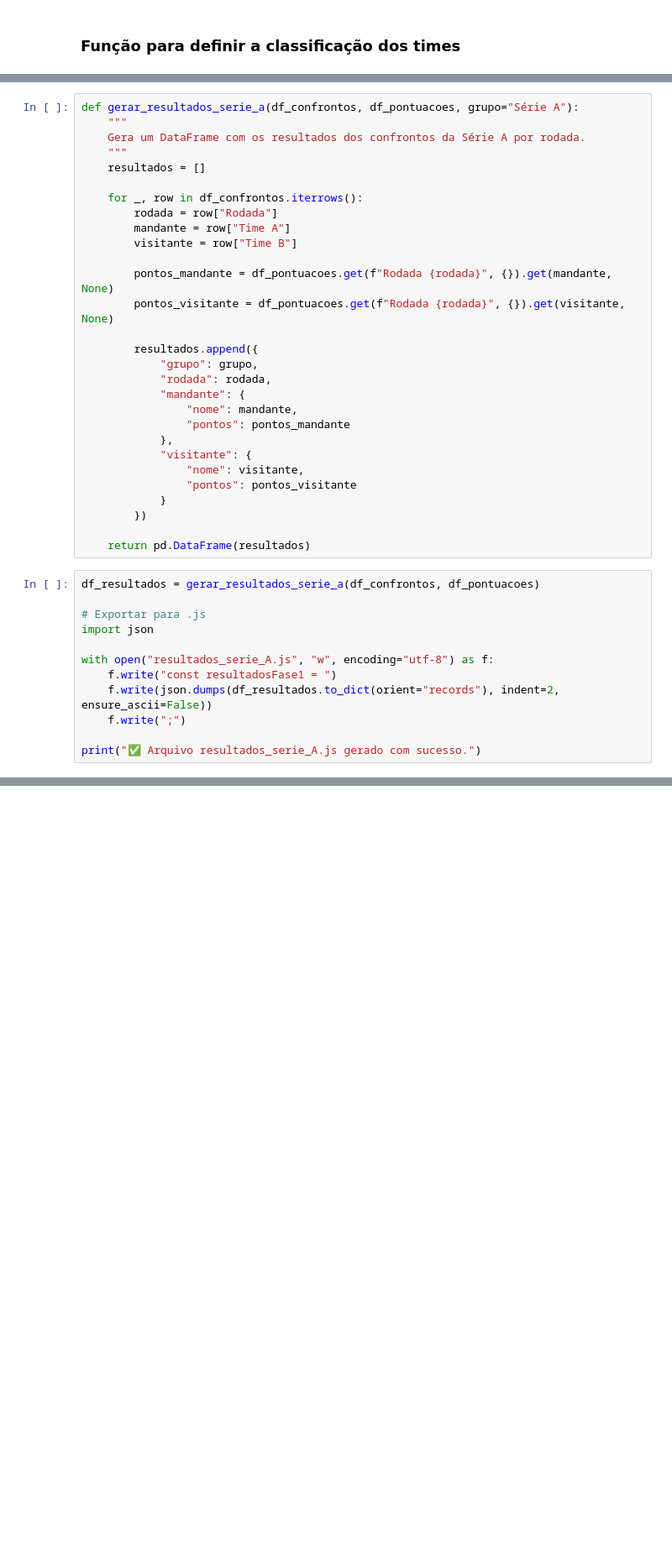
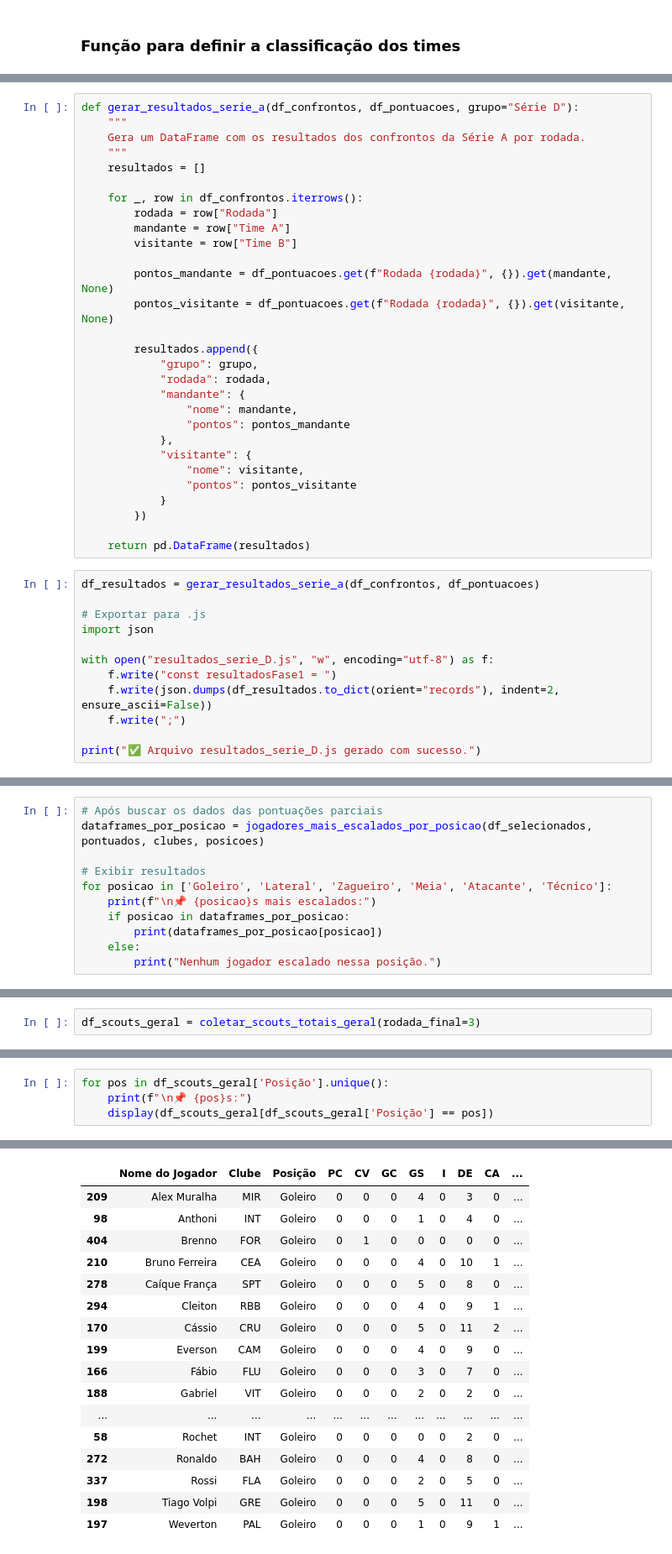
Before and after one commit to FernandoBC23/cartola_fbc, a Jupyter notebook: liga_serie_D/datasets_liga_serie_D/busca_dados_liga_serie_D.ipynb, the cells around one changed output, grey strips where cells are left out. Shown: that part at 84% size. Cells and saved outputs as stored; diff of their text form; blank space fills up the shorter version.

```diff
--- a/liga_serie_D/datasets_liga_serie_D/busca_dados_liga_serie_D.ipynb
+++ b/liga_serie_D/datasets_liga_serie_D/busca_dados_liga_serie_D.ipynb
@@ -408,5 +404,5 @@ display(df_confrontos.head())
 # %%
-def gerar_resultados_serie_a(df_confrontos, df_pontuacoes, grupo="Série A"):
+def gerar_resultados_serie_a(df_confrontos, df_pontuacoes, grupo="Série D"):
     """
     Gera um DataFrame com os resultados dos confrontos da Série A por rodada.
     """
@@ -440,9 +436,9 @@ df_resultados = gerar_resultados_serie_a(df_confrontos, df_pontuacoes)
 # Exportar para .js
 import json
 
-with open("resultados_serie_A.js", "w", encoding="utf-8") as f:
+with open("resultados_serie_D.js", "w", encoding="utf-8") as f:
     f.write("const resultadosFase1 = ")
     f.write(json.dumps(df_resultados.to_dict(orient="records"), indent=2, ensure_ascii=False))
     f.write(";")
 
-print("✅ Arquivo resultados_serie_A.js gerado com sucesso.")
+print("✅ Arquivo resultados_serie_D.js gerado com sucesso.")
@@ -448,0 +1206,11 @@ print("✅ Arquivo resultados_serie_A.js gerado com sucesso.")
+# %%
+# Após buscar os dados das pontuações parciais
+dataframes_por_posicao = jogadores_mais_escalados_por_posicao(df_selecionados, pontuados, clubes, posicoes)
+
+# Exibir resultados
+for posicao in ['Goleiro', 'Lateral', 'Zagueiro', 'Meia', 'Atacante', 'Técnico']:
+    print(f"\n📌 {posicao}s mais escalados:")
+    if posicao in dataframes_por_posicao:
+        print(dataframes_por_posicao[posicao])
+    else:
+        print("Nenhum jogador escalado nessa posição.")
@@ -448,0 +1367,2 @@ print("✅ Arquivo resultados_serie_A.js gerado com sucesso.")
+# %%
+df_scouts_geral = coletar_scouts_totais_geral(rodada_final=3)
@@ -448,0 +1373,5 @@ print("✅ Arquivo resultados_serie_A.js gerado com sucesso.")
+# %%
+for pos in df_scouts_geral['Posição'].unique():
+    print(f"\n📌 {pos}s:")
+    display(df_scouts_geral[df_scouts_geral['Posição'] == pos])
+# %% [output]
@@ -448,0 +1379,17 @@ print("✅ Arquivo resultados_serie_A.js gerado com sucesso.")
+|  | Nome do Jogador | Clube | Posição | PC | CV | GC | GS | I | DE | CA | ... |
+| 209 | Alex Muralha | MIR | Goleiro | 0 | 0 | 0 | 4 | 0 | 3 | 0 | ... |
+| 98 | Anthoni | INT | Goleiro | 0 | 0 | 0 | 1 | 0 | 4 | 0 | ... |
+| 404 | Brenno | FOR | Goleiro | 0 | 1 | 0 | 0 | 0 | 0 | 0 | ... |
+| 210 | Bruno Ferreira | CEA | Goleiro | 0 | 0 | 0 | 4 | 0 | 10 | 1 | ... |
+| 278 | Caíque França | SPT | Goleiro | 0 | 0 | 0 | 5 | 0 | 8 | 0 | ... |
+| 294 | Cleiton | RBB | Goleiro | 0 | 0 | 0 | 4 | 0 | 9 | 1 | ... |
+| 170 | Cássio | CRU | Goleiro | 0 | 0 | 0 | 5 | 0 | 11 | 2 | ... |
+| 199 | Everson | CAM | Goleiro | 0 | 0 | 0 | 4 | 0 | 9 | 0 | ... |
+| 166 | Fábio | FLU | Goleiro | 0 | 0 | 0 | 3 | 0 | 7 | 0 | ... |
+| 188 | Gabriel | VIT | Goleiro | 0 | 0 | 0 | 2 | 0 | 2 | 0 | ... |
+| ... | ... | ... | ... | ... | ... | ... | ... | ... | ... | ... | ... |
+| 58 | Rochet | INT | Goleiro | 0 | 0 | 0 | 0 | 0 | 2 | 0 | ... |
+| 272 | Ronaldo | BAH | Goleiro | 0 | 0 | 0 | 4 | 0 | 8 | 0 | ... |
+| 337 | Rossi | FLA | Goleiro | 0 | 0 | 0 | 2 | 0 | 5 | 0 | ... |
+| 198 | Tiago Volpi | GRE | Goleiro | 0 | 0 | 0 | 5 | 0 | 11 | 0 | ... |
+| 197 | Weverton | PAL | Goleiro | 0 | 0 | 0 | 1 | 0 | 9 | 1 | ... |
```
Also changed, not shown: parts of 39 cells of this notebook, 55 other files.
